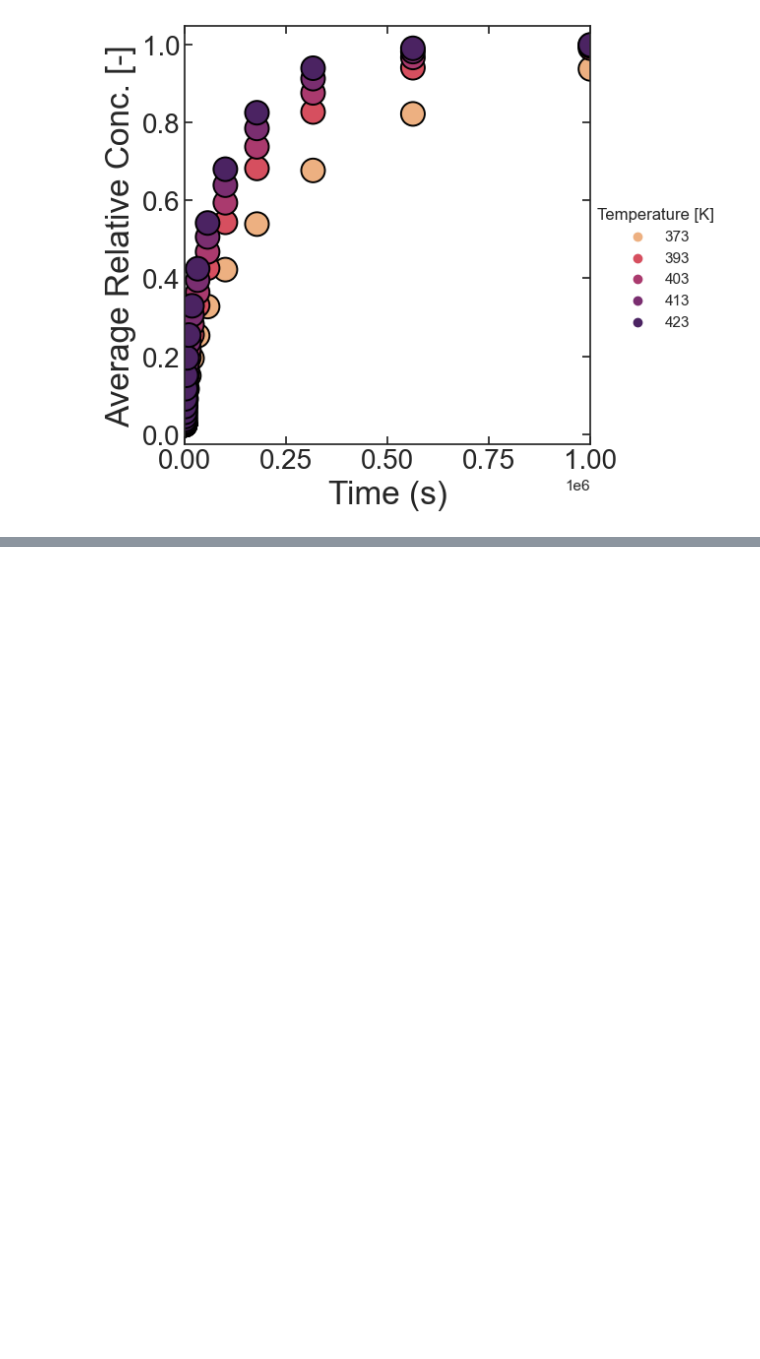
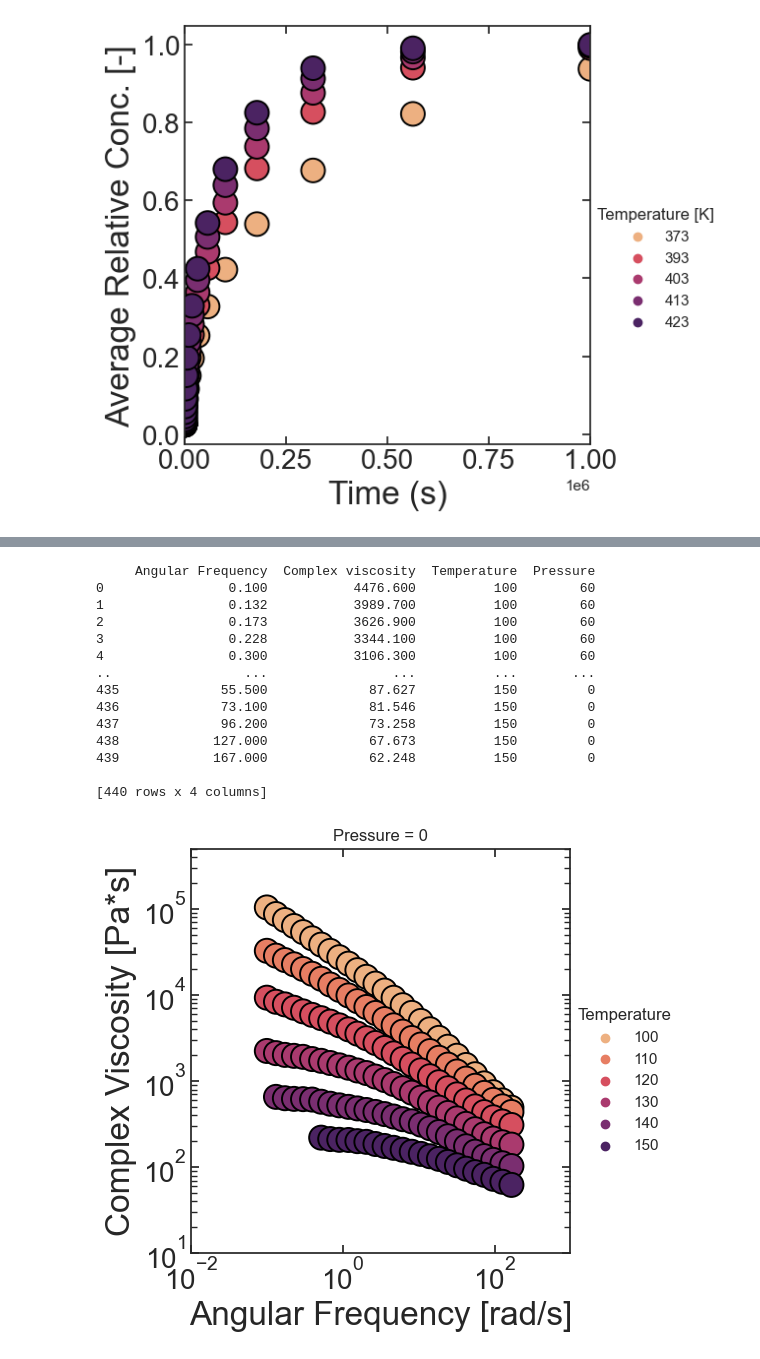
Before and after one commit to khperera/Co2-HighpressureRHEO, a Jupyter notebook: Co2.ipynb, the cells around one changed output, grey strips where cells are left out. Drawn from its saved outputs; the diff is of its cells as text; code cells hidden in the pictures; blank space fills up the shorter version.

```diff
--- a/Co2.ipynb
+++ b/Co2.ipynb
@@ -128,0 +254,80 @@ a2.savefig("I:/My Drive/Research/OtherProjects/HiPressure/RawFigs/Smaller.png",
+# %%
+#analyzing CO2 data
+
+#Hi
+import csv
+import pandas as pd
+import glob
+import os
+from io import StringIO
+import numpy as np
+import matplotlib.pyplot as plt
+import scipy as sp
+from scipy.signal import savgol_filter
+from scipy import special as spe
+import seaborn as sns
+import math
+# Apply the default theme
+
+#########################################################################################  #########################################################################################
+#style guidelines for Seaborne
+sns.set(rc={"xtick.top" : True, "ytick.right" : True})
+sns.set_theme()
+sns.set_style(style='white')
+sns.set_style("ticks")
+
+sns.set_style({"xtick.direction": "in","ytick.direction": "in"})
+from scipy.optimize import curve_fit
+
+#########################################################################################  #########################################################################################
+
+
+
+
+path = "I:\My Drive\Research\OtherProjects\HiPressure/ML/SteadyStateDataPS/CombinedDataPS.xlsx"
+DataForPSRheo = pd.read_excel(path, header = [0])
+print(DataForPSRheo)
+
+DataForPSRheo = DataForPSRheo.drop(DataForPSRheo[(DataForPSRheo['Pressure'] == 60 ) ].index)
+DataForPSRheo = DataForPSRheo.drop(DataForPSRheo[(DataForPSRheo['Pressure'] == 80 ) ].index)
+
+initVals = [1,1]
+
+
+
+
+
+
+
+a1 = sns.relplot(
+    data=DataForPSRheo, kind = "scatter", hue = "Temperature", col = "Pressure",
+    x="Angular Frequency", y="Complex viscosity",    palette = "flare",facet_kws=dict(despine=False), s = 300, edgecolor = "black"
+    );
+a1.set(ylim=(10,500000))
+a1.set(xlim=(0.01,1000))
+a1.set_axis_labels( "Angular Frequency [rad/s]", "Complex Viscosity [Pa*s]" ,fontsize = 24)
+for ax in a1.axes.ravel():
+
+        ax.tick_params(which="both", right=True, labelsize = 20)
+        ax.tick_params(which="both", top=True)
+        ax.tick_params(which = "both",left=True, labelsize = 20)
+
+a1.set(yscale="log", xscale = "log")
+plt.show()
+a1.savefig("I:/My Drive/Research/OtherProjects/HiPressure/RawFigs/PressureViscosity.png", dpi = 800)
+# %% [output]
+     Angular Frequency  Complex viscosity  Temperature  Pressure
+0                0.100           4476.600          100        60
+1                0.132           3989.700          100        60
+2                0.173           3626.900          100        60
+3                0.228           3344.100          100        60
+4                0.300           3106.300          100        60
+..                 ...                ...          ...       ...
+435             55.500             87.627          150         0
+436             73.100             81.546          150         0
+437             96.200             73.258          150         0
+438            127.000             67.673          150         0
+439            167.000             62.248          150         0
+
+[440 rows x 4 columns]
+[figure, added]
```
Also changed, not shown: parts of 4 cells of this notebook, 12 other files.
